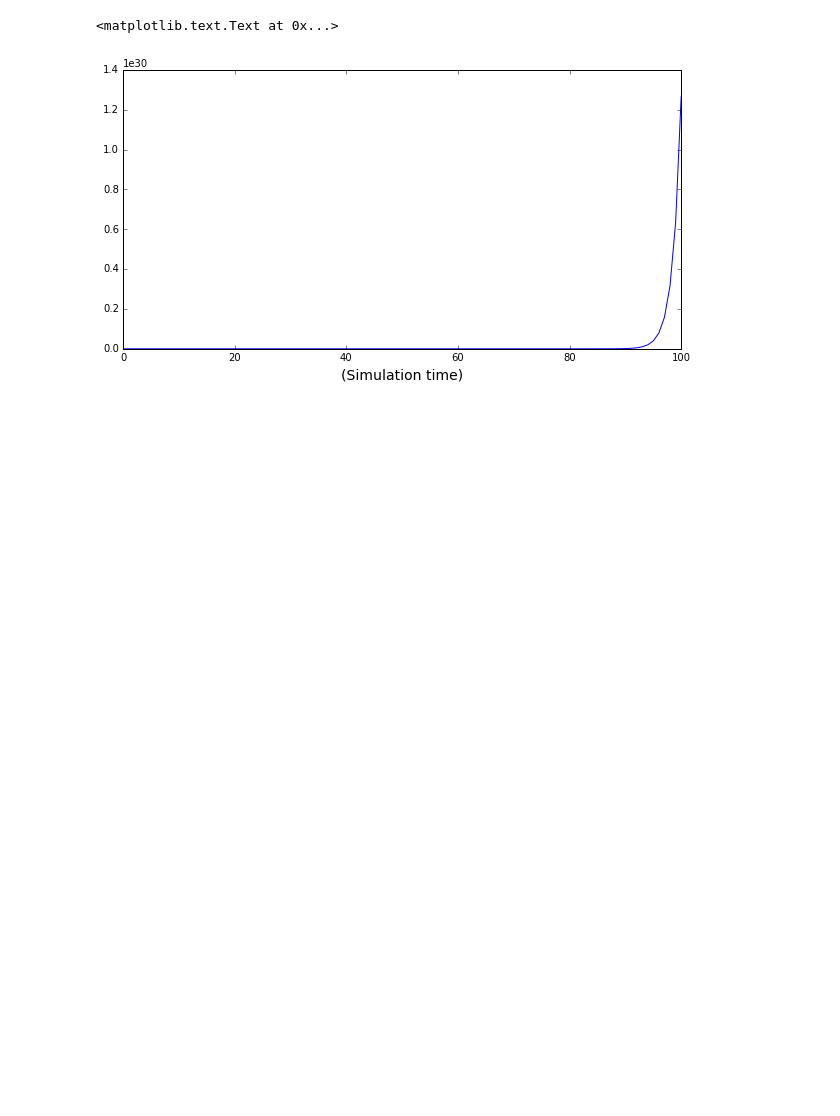
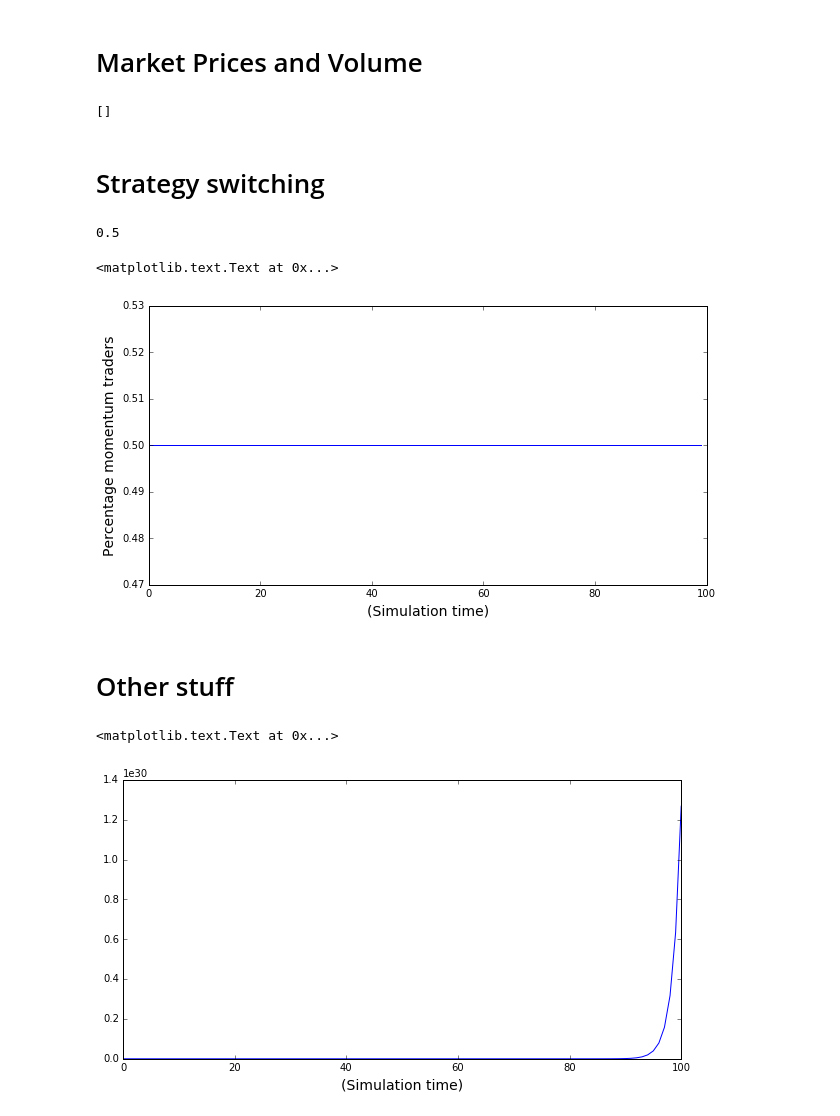
Before and after one commit to LCfP/Agent-Based-Stock-Market-Model, a Jupyter notebook: Strategies.ipynb, the cells around one changed output. Cells and saved outputs as stored; diff of their text form; code cells hidden in the pictures; blank space fills up the shorter version.

```diff
--- a/Strategies.ipynb
+++ b/Strategies.ipynb
@@ -87,0 +48,7 @@ def savitzky_golay(y, window_size, order, deriv=0, rate=1):
+# %% [markdown]
+# Market Prices and Volume
+# %%
+prices = order_books[0].transaction_prices_history
+prices
+# %% [output]
+[]
@@ -88,3 +58,36 @@ def savitzky_golay(y, window_size, order, deriv=0, rate=1):
+# %% [markdown]
+# Strategy switching
+# %%
+
+#str(agents[0].function_history[0])
+percentageMomentum(0, agents)
+# %% [output]
+0.5
+# %%
+def percentageMomentum(period, agents):
+    momentum = 0
+    queryString = 'momentum'
+    for agent in agents:
+        function = str(agent.function_history[period])
+        if queryString in function:
+            momentum += 1
+    return momentum / (len(agents))
+# %%
+percFund = []
+for period in range(100):
+    percFund.append(percentageMomentum(period, agents))
+# %%
+fig, ax1 = plt.subplots(1, 1, figsize=(10,5))
+
+ax1.plot(range(len(percFund)), percFund)
+
+ax1.set_ylabel('Percentage momentum traders', fontsize='14')
+ax1.set_xlabel('(Simulation time)', fontsize='14')
+# %% [output]
+<matplotlib.text.Text at 0x...>
+[figure, added]
+# %% [markdown]
+# Other stuff
 # %%
 # simulate geometric brownian motion
 def geometricBrownianPrice(previousPrice, delta, sigma, mu):
```
Also changed, not shown: parts of 9 cells of this notebook, 4 other files.
